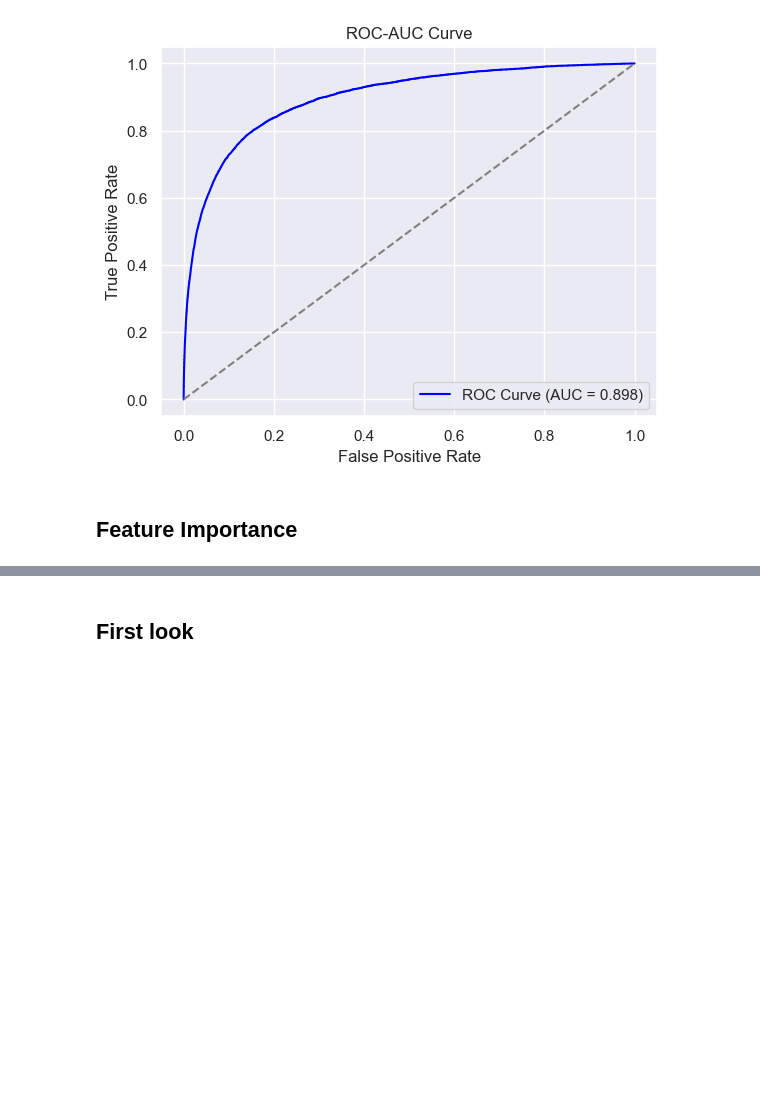
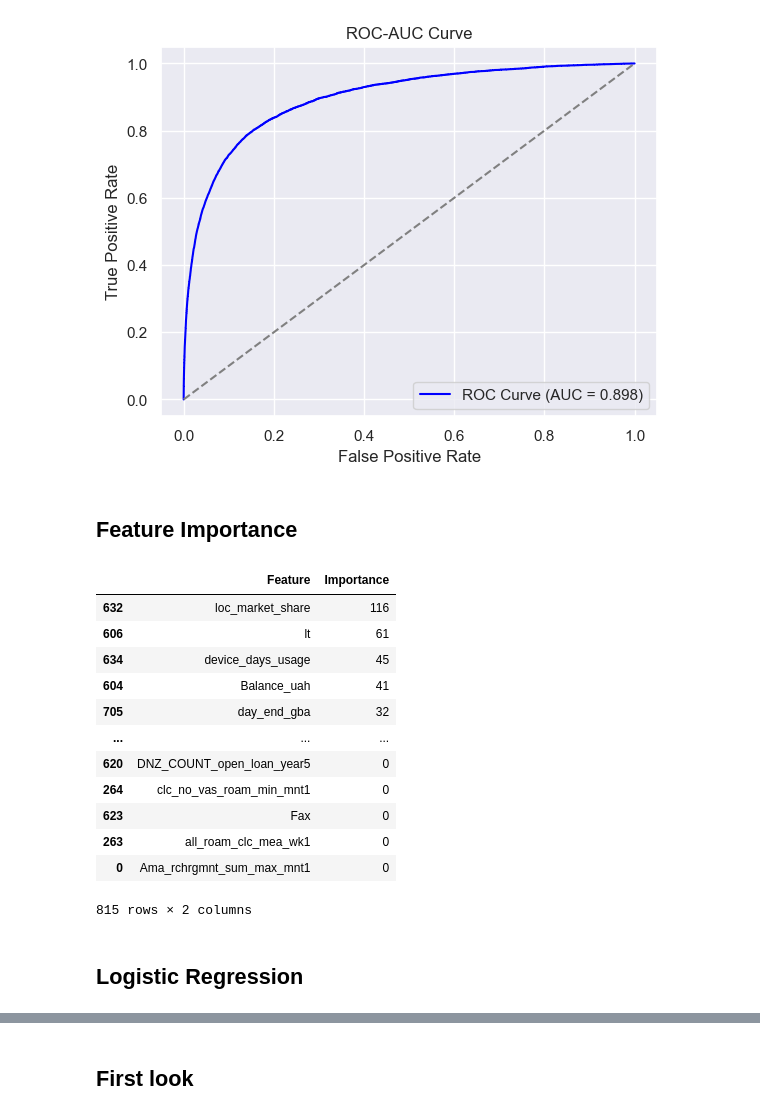
Before and after one commit to volry/subscriber-churn, a Jupyter notebook: BDL-final.ipynb, the cells around one changed output, grey strips where cells are left out. Saved outputs shown, nothing was run; the diff lists cells and outputs as text; code cells hidden in the pictures; blank space fills up the shorter version.

Commit message:
add Regression Model

```diff
--- a/BDL-final.ipynb
+++ b/BDL-final.ipynb
@@ -426,21 +426,34 @@ Test AUC = 0.898
 # %% [markdown]
 ## Feature Importance
 # %%
-# import lightgbm as lgb
-# import pandas as pd
 
-# # Train the model
-# model.fit(X_train, y_train)
 
+X = df_train_fe.drop(['target', 'abon_id'], axis=1)
+# Get feature importances
 # Get feature importances
 importances = model.feature_importances_
 feature_names = X.columns
 
 # Create a DataFrame with feature names and importances
 df_importances = pd.DataFrame({'Feature': feature_names, 'Importance': importances})
 
+
 # Sort the DataFrame by importance in descending order
 df_importances = df_importances.sort_values(by='Importance', ascending=False)
 
 # Print the DataFrame
-print(df_importances)
+df_importances
+# %% [output]
+|  | Feature | Importance |
+| 632 | loc_market_share | 116 |
+| 606 | lt | 61 |
+| 634 | device_days_usage | 45 |
+| 604 | Balance_uah | 41 |
+| 705 | day_end_gba | 32 |
+| ... | ... | ... |
+| 620 | DNZ_COUNT_open_loan_year5 | 0 |
+| 264 | clc_no_vas_roam_min_mnt1 | 0 |
+| 623 | Fax | 0 |
+| 263 | all_roam_clc_mea_wk1 | 0 |
+| 0 | Ama_rchrgmnt_sum_max_mnt1 | 0 |
+815 rows × 2 columns
@@ -447,3 +466,5 @@ print(df_importances)
 # %%
 #save feature importance in file to compare later
 df_importances.to_excel('feature_import_24062023_15_30.xlsx')
+# %% [markdown]
+## Logistic Regression
```
Also changed, not shown: parts of 20 cells of this notebook.
